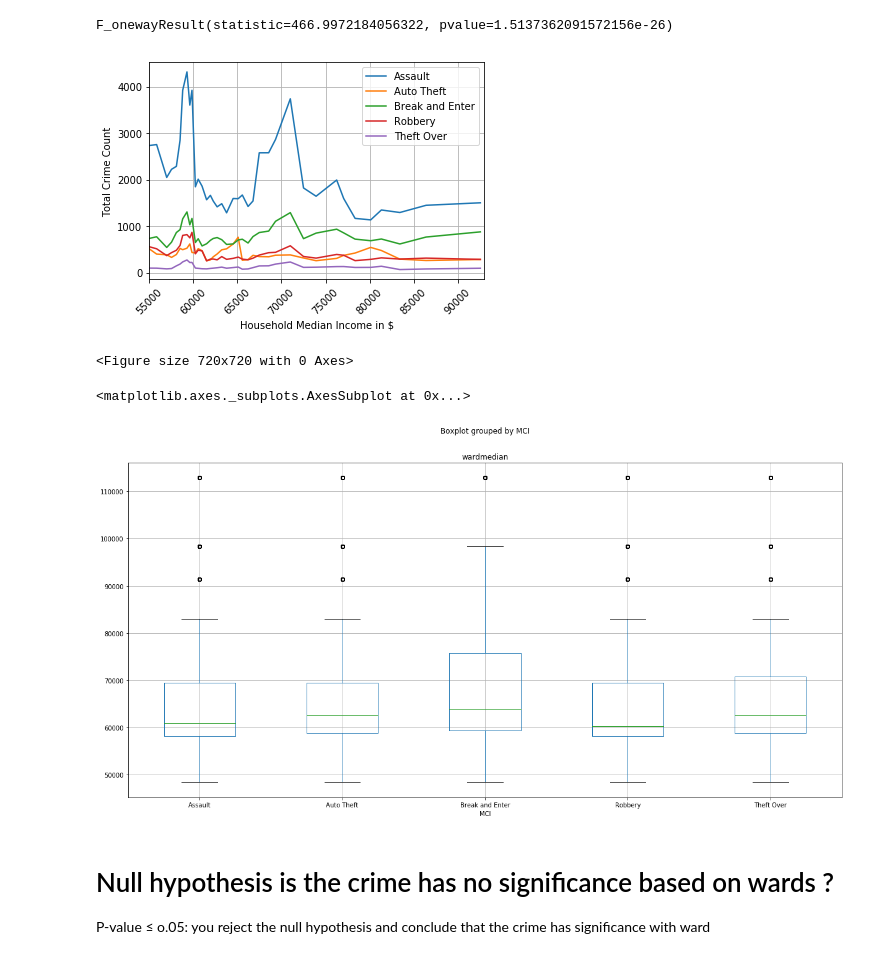
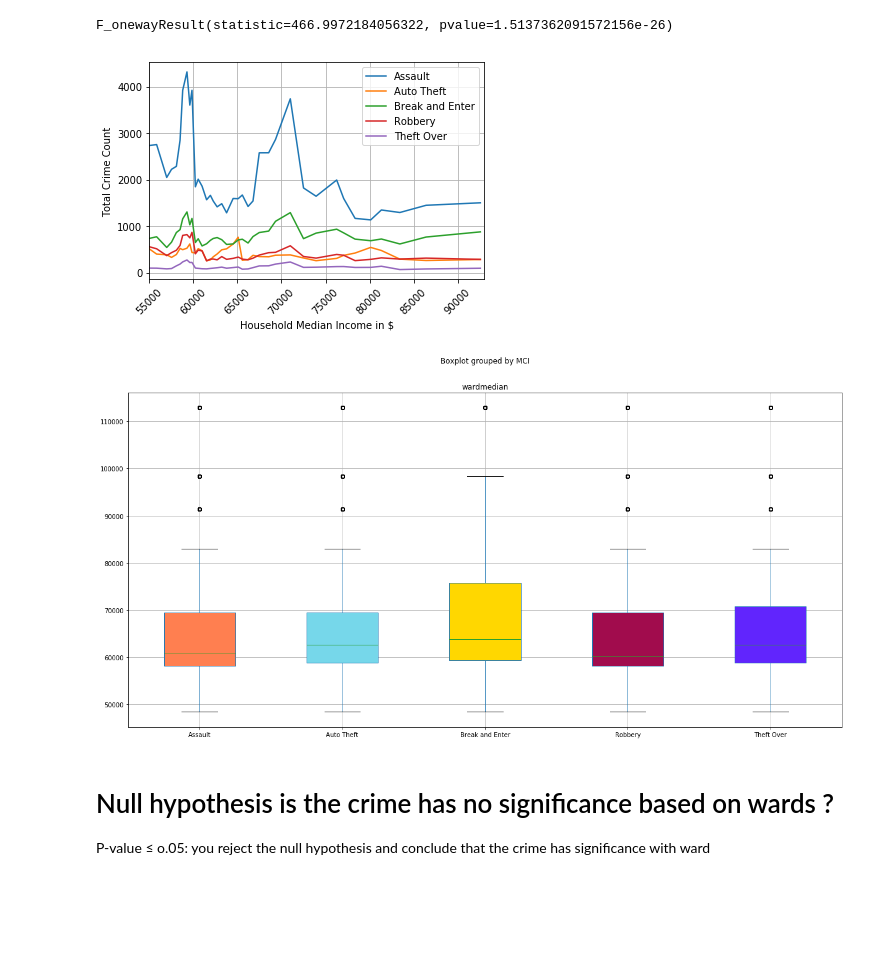
Before and after one commit to iragomez68/project-three-amigos-mci, a Jupyter notebook: MCI_Analysis.ipynb, the cells around one changed output. Cells and saved outputs as stored; diff of their text form; code cells hidden in the pictures; blank space fills up the shorter version.

```diff
--- a/MCI_Analysis.ipynb
+++ b/MCI_Analysis.ipynb
@@ -125,9 +125,6 @@ MCI_df_Groupby_ward
 
 MCI_df_Groupby_ward=MCI_df_Groupby_ward.reset_index(None)#("wardnumber").set_index("MCI")
 MCI_df_Groupby_ward=MCI_df_Groupby_ward.set_index("MCI")
-#Pivot the tables
-#MCI_df_Groupby_ward_pivot=MCI_df_Groupby_ward.pivot(columns='wardname',values="MCI count by ward")
-MCI_df_Groupby_ward
 
 MCI_df_Groupby_ward_pivot=MCI_df_Groupby_ward.pivot(columns='Household Median Income',values="MCI count by ward")
 MCI_df_Groupby_ward_pivot
@@ -141,17 +138,29 @@ plt.xlabel("Household Median Income in $")
 plt.ylabel("Total Crime Count")
 plt.xlim(55000, 93000)
 plt.grid()
-plt.figure(figsize=(10,10))
-plt.savefig("Resources/Crime Analyis by Household Medain Income.png")
+#plt.figure(figsize=(10,10))
+plt.savefig("Resources/Crime Analysis by Household Median Income.png")
 plt.show()
 # %% [output]
 [figure]
-<Figure size 720x720 with 0 Axes>
-# %%
-MCI_df.boxplot("wardmedian", by="MCI", figsize=(20, 10))
-# %% [output]
-<matplotlib.axes._subplots.AxesSubplot at 0x...>
-[figure, removed]
+# %%
+#Crime median based on household income
+
+box=MCI_df.boxplot("wardmedian", by="MCI", figsize=(20, 10),return_type='both',patch_artist = True,)
+
+
+
+colors =["#FF7F50","#76D7EA","#FFD700","#A10C4D","#6125FD"]
+#colors = ['cyan', 'lightblue', 'lightgreen', 'tan', 'pink']
+for row_key, (ax,row) in box.iteritems():
+    ax.set_xlabel('')
+    for i,box in enumerate(row['boxes']):
+        box.set_facecolor(colors[i])
+
+plt.savefig("Resources/Crime Median Household.png")
+plt.show()
+# %% [output]
+[figure, added]
 # %% [markdown]
 # Null hypothesis  is the crime has no significance based on wards ?
 
```
Also changed, not shown: 9 other files.
